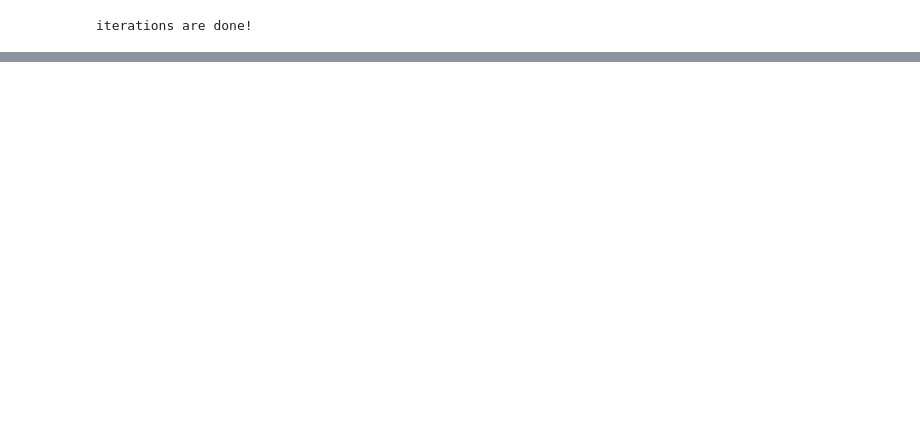
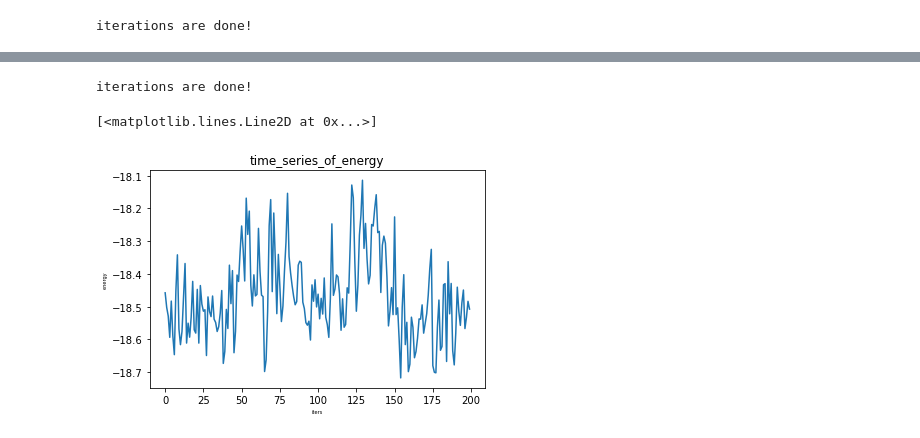
Before and after one commit to karlschwarz/Monte_Carlo_on_Statistical_Physics, a Jupyter notebook: xy_1d_metropolis.ipynb, the cells around one changed output, grey strips where cells are left out. Cells and saved outputs as stored; diff of their text form; code cells hidden in the pictures; blank space fills up the shorter version.

```diff
--- a/xy_1d_metropolis.ipynb
+++ b/xy_1d_metropolis.ipynb
@@ -171,0 +187,16 @@ Step: 100 Energy: 17.58052409958132
+# %%
+### sampling stage
+energy_list = []
+for i in trange(200):
+    energy_list.append(xy_1d.mcmc(200, show_energy=False, show_plot=False, energy_accumu=True)[0])
+print("iterations are done!")
+# %% [output]
+iterations are done!
+# %%
+plt.title('time_series_of_energy')
+plt.xlabel('iters', fontsize=5)
+plt.ylabel('energy', fontsize=5)
+plt.plot(energy_list)
+# %% [output]
+[<matplotlib.lines.Line2D at 0x...>]
+[figure, added]
```
Also changed, not shown: parts of 10 cells of this notebook.
